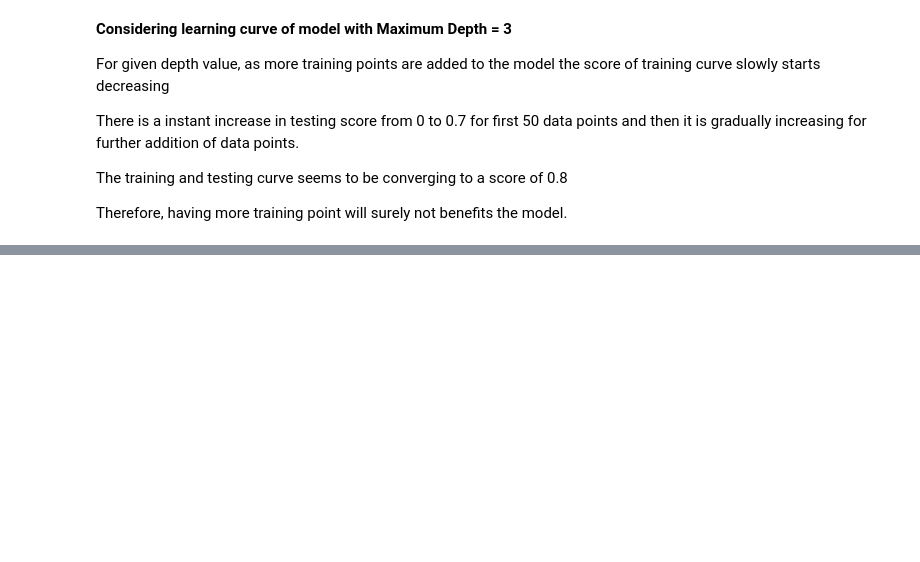
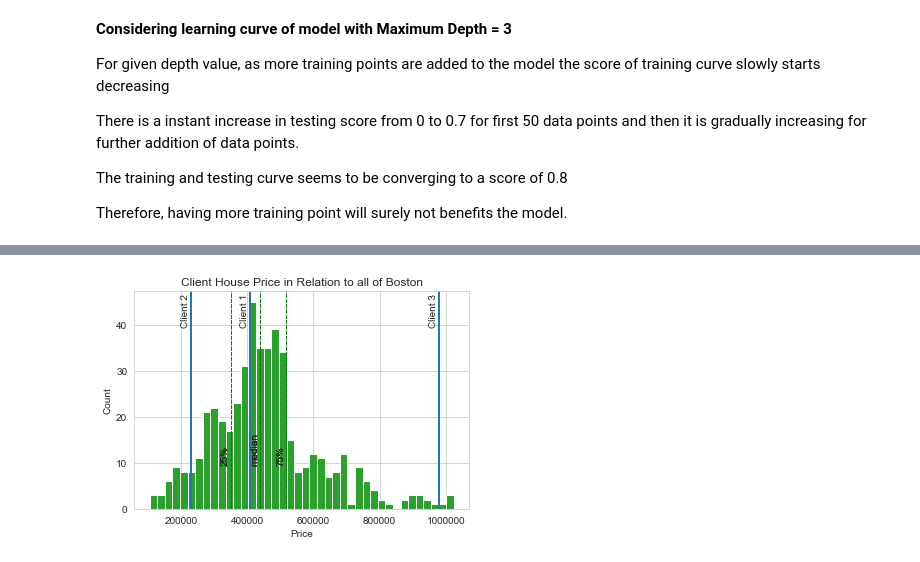
Before and after one commit to KareliaConsolidated/Case-Studies-Data-Science, a Jupyter notebook: 03_BostonHousing/Boston_Housing.ipynb, the cells around one changed output, grey strips where cells are left out. Cells and saved outputs as stored; diff of their text form; code cells hidden in the pictures; blank space fills up the shorter version.

Commit message:
Boston Housing Price Prediction

```diff
--- a/03_BostonHousing/Boston_Housing.ipynb
+++ b/03_BostonHousing/Boston_Housing.ipynb
@@ -208,0 +310,6 @@ vs.ModelComplexity(X_train, y_train)
+# %%
+# Fit the training data to the model using grid search
+reg = fit_model(X_train, y_train)
+
+# Produce the value for 'max_depth'
+print (f"Parameter 'max_depth' is {reg.get_params()['max_depth']} for the optimal model.")
@@ -208,0 +332,9 @@ vs.ModelComplexity(X_train, y_train)
+# %%
+# Produce a matrix for client data
+client_data = [[5, 17, 15], # Client 1
+               [4, 32, 22], # Client 2
+               [8, 3, 12]]  # Client 3
+
+# Show predictions
+for i, price in enumerate(reg.predict(client_data)):
+    print (f"Predicted selling price for Client {i+1}'s home: ${price:,.2f}")
@@ -208,0 +348,26 @@ vs.ModelComplexity(X_train, y_train)
+# %%
+first_quartile = prices.describe()['25%']
+median_price = np.median(prices)
+third_quartile = prices.describe()['75%']
+# %%
+for i, price in enumerate(reg.predict(client_data)):
+    plt.hist(prices, bins = 40)
+
+    plt.axvline(price, lw = 2)
+
+    plt.text(price-30000, 40, 'Client '+str(i+1), rotation = 90)
+
+
+    plt.axvline(first_quartile, lw=1, c='g', ls='--')
+
+    plt.text(first_quartile-30000, 10, '25%', rotation=90)
+    plt.axvline(median_price, lw=1, c='g', ls='--')
+    plt.text(median_price-30000, 10, 'median', rotation=90)
+    plt.axvline(third_quartile, lw=1, c='g', ls='--')
+    plt.text(third_quartile-30000, 10, '75%', rotation=90)
+
+    plt.title('Client House Price in Relation to all of Boston')
+    plt.ylabel('Count')
+    plt.xlabel('Price')
+# %% [output]
+[figure, added]
```
Also changed, not shown: parts of 26 cells of this notebook, 1 other file.
